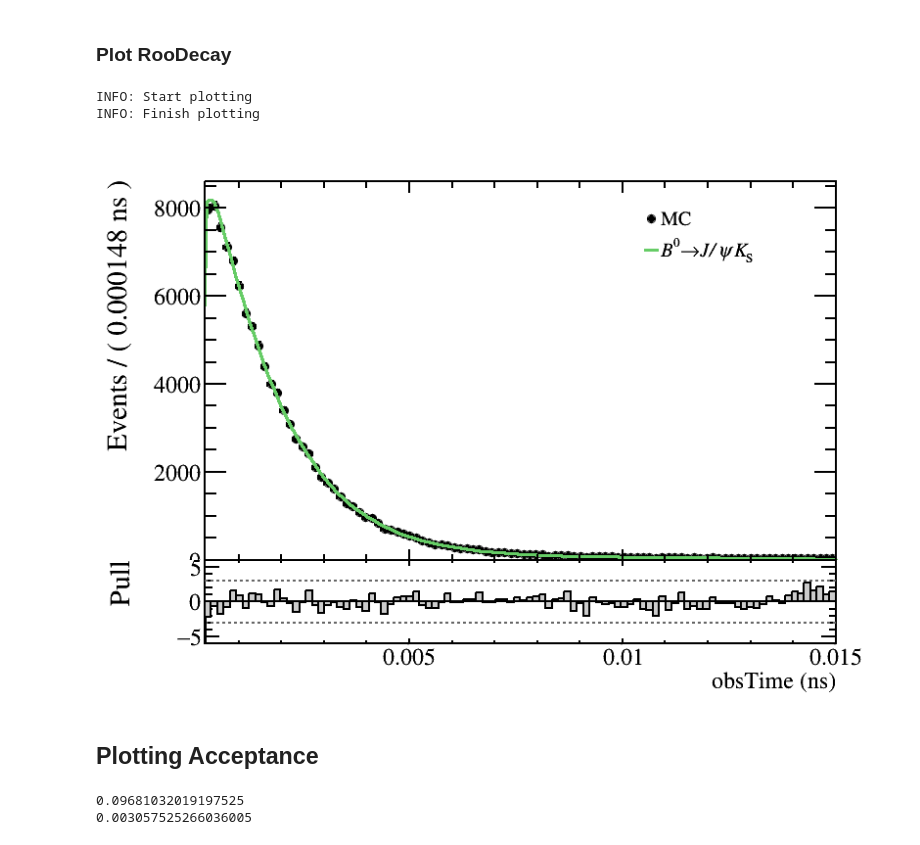
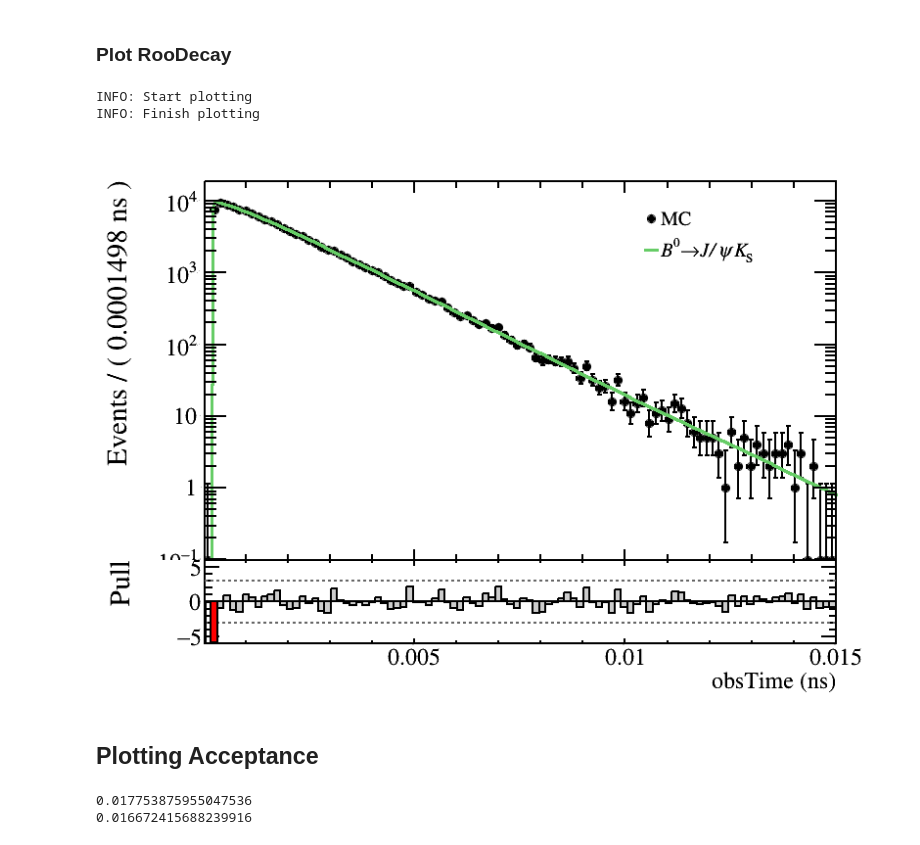
Before and after one commit to chasenberg/Masterthesis, a Jupyter notebook: notebooks/decaytime_studies/acceptance/acceptance_JpsiKS_mc.ipynb, the cells around one changed output. Drawn from its saved outputs; the diff is of its cells as text; code cells hidden in the pictures.

```diff
--- a/notebooks/decaytime_studies/acceptance/acceptance_JpsiKS_mc.ipynb
+++ b/notebooks/decaytime_studies/acceptance/acceptance_JpsiKS_mc.ipynb
@@ -123,14 +123,14 @@ knots[6]=(obsTime.getMax()) # 18.0'''
 'from ROOT import std\nknots = std.vector("double")(7)\nknots[0]=(obsTime.getMin()) # 0.0\nknots[1]=(0.0003)\nknots[2]=(0.0005)\nknots[3]=(0.005)\nknots[4]=(0.009)\nknots[5]=(0.014)\nknots[6]=(obsTime ...
 # %%
 from ROOT import std
-knots = std.vector("double")(7)
+knots = std.vector("double")(5)
 knots[0]=(obsTime.getMin()) # 0.0
-knots[1]=(0.00025)
-knots[2]=(0.0005)
-knots[3]=(0.0007)
-knots[4]=(0.007)
-knots[5]=(0.013)
-knots[6]=(obsTime.getMax()) # 18.0
+knots[1]=(0.0003)
+knots[2]=(0.002)
+#knots[3]=(0.0007)
+knots[3]=(0.01)
+#knots[5]=(0.013)
+knots[4]=(obsTime.getMax()) # 18.0
 # %%
 print(obsTime.getMin(),obsTime.getMax(),len(knots))
 # %% [output]
@@ -144,7 +144,7 @@ ROOT.SetOwnership(knotlist, False)
 for i in range(0,len(knots)+1): # len(knots)+2
     binname = "parTimeAccCSpline" + str(i)
     bintitle = "h_{" + str(i) + "}"
-    var = RooRealVar(binname, bintitle,0.0002*i,30)
+    var = RooRealVar(binname, bintitle,0.1*i,2)
     print(var.getVal())
     #print(str(var.GetName()))
     ROOT.SetOwnership(var, False)
@@ -384,36 +382,40 @@ set_lhcb_style()
 
 decay_set  = ROOT.RooArgSet(pdfDecayTime.getComponents().find('pdfDecayTime'))
 ROOT.SetOwnership(decay_set, False)
 
 # Prepare frame
 canvas = TCanvas('canvas', 'canvas', 1000, 600)
 ROOT.SetOwnership(canvas, False)
 
-plot_frame = obsTime.frame(ROOT.RooFit.Range(0.0002, 0.015), ROOT.RooFit.Bins(100))
+plot_frame = obsTime.frame(ROOT.RooFit.Range(0.00002, 0.015), ROOT.RooFit.Bins(100))
+#plot_frame.SetMinimum(-100)
+
 ROOT.SetOwnership(plot_frame, False)
 
 data.plotOn(plot_frame, ROOT.RooFit.Name('data'))
 pdfDecayTime.plotOn(plot_frame, RooFit.ProjWData(RooArgSet(obsTimeErr), data, True), RooFit.LineColor(410), ROOT.RooFit.Name('decay_fit'))
 
 ### Add additional informations to the plot
 text_size = 0.05
 # Create TLegend
 legend = ROOT.TLegend(0.7, 0.7, 0.80, 0.85)
 #legend = ROOT.TLegend(0.7, 0.30, 0.80, 0.5)
 ROOT.SetOwnership(plot_frame, False)
 legend.AddEntry(plot_frame.findObject('data'), 'MC', 'p')
 legend.AddEntry(plot_frame.findObject('decay_fit'), '#it{B}^{0}#rightarrow#it{J/#psi}#it{K}_{#kern[-0.3]{S}}', 'l')
 legend.SetTextSize(text_size)
 
+plot_frame.GetYaxis().SetRangeUser(0.1, plot_frame.GetMaximum()*1.2)
+
 # Plot pulls
 plotname = 'decaytime_mc'
-can, _ = plot_pulls(plotname, plot_frame, drawables=[legend], save_path= subdir + '/plots/')#, logy=True)
+can,_ = plot_pulls(plotname, plot_frame, drawables=[legend], save_path= subdir + '/plots/', logy=True)
 print('INFO: Finish plotting', flush=True)
 can
 # %% [output]
 INFO: Start plotting
 INFO: Finish plotting
-[figure, old version]
+[figure, new version]
 # %% [markdown]
 ## Plotting Acceptance
 # %%
@@ -460,8 +462,8 @@ scale_bin = (time_max-time_min)/nbins
 scale = (1/acc_int.getVal())*scale_bin
 print(scale)
 # %% [output]
-0.09681032019197525
-0.003057525266036005
+0.017753875955047536
+0.016672415688239916
 # %%
 from ROOT import TLine
 from ROOT import TLegend
```
Also changed, not shown: parts of 5 cells of this notebook.
